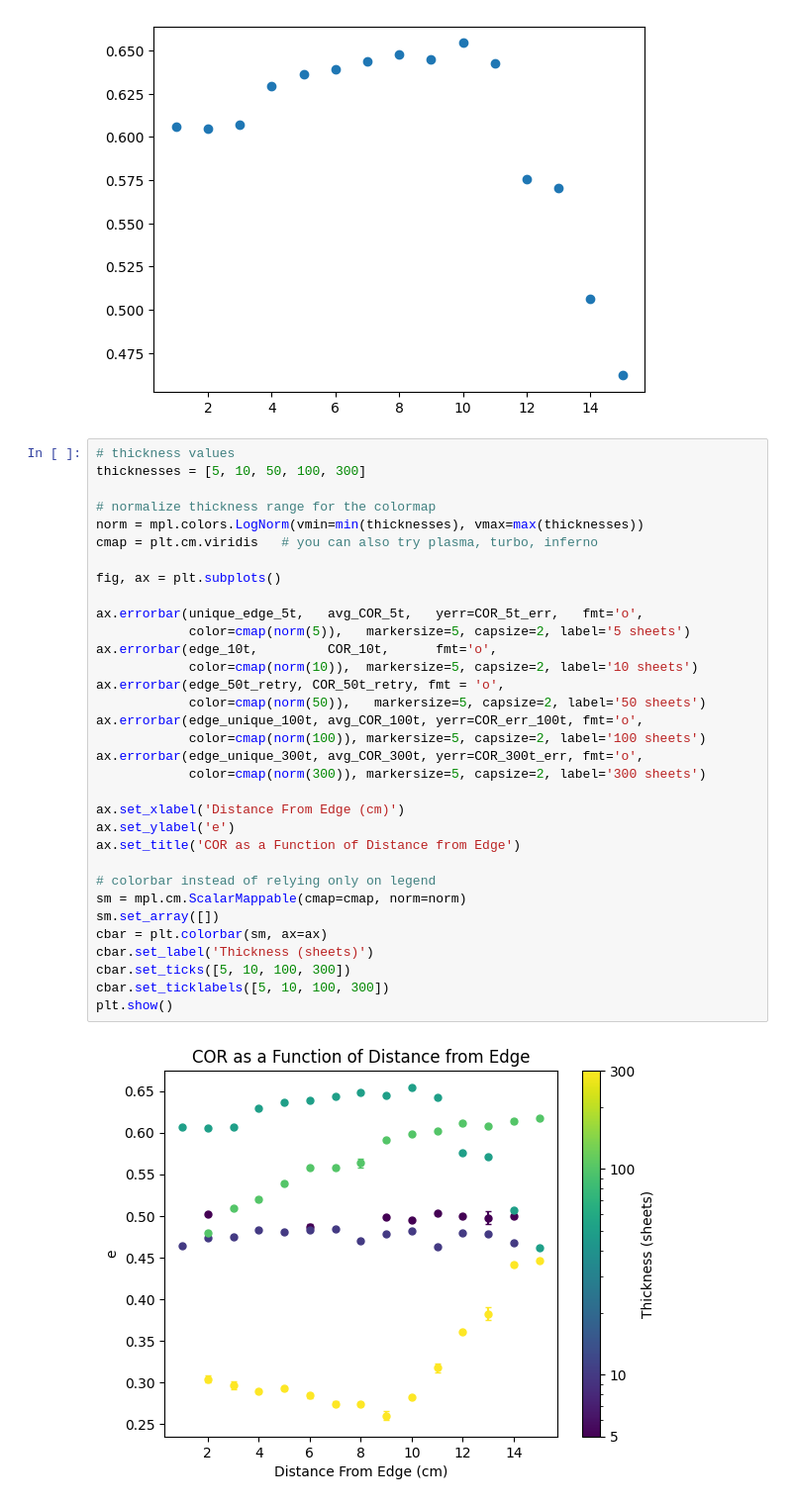
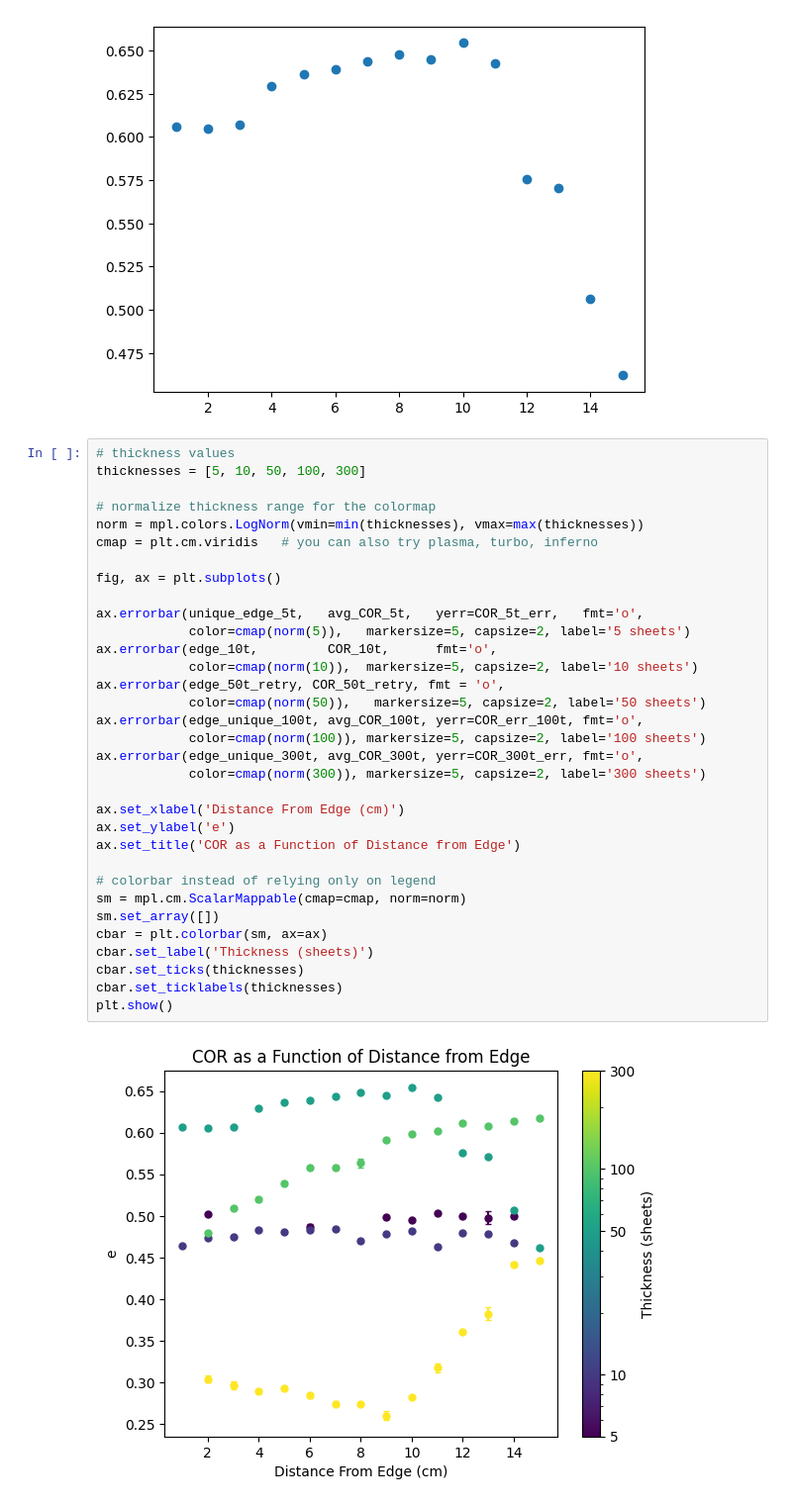
Before and after one commit to joshuadijksman/paperstack, a Jupyter notebook: Manou_version/code/Manou_Experiments.ipynb, the cells around one changed output. Shown at 99% size. Cells and saved outputs as stored; diff of their text form.

```diff
--- a/Manou_version/code/Manou_Experiments.ipynb
+++ b/Manou_version/code/Manou_Experiments.ipynb
@@ -285,33 +285,33 @@ Selfmadefuntions imported/reloaded
 thicknesses = [5, 10, 50, 100, 300]
 
 # normalize thickness range for the colormap
 norm = mpl.colors.LogNorm(vmin=min(thicknesses), vmax=max(thicknesses))
 cmap = plt.cm.viridis   # you can also try plasma, turbo, inferno
 
 fig, ax = plt.subplots()
 
 ax.errorbar(unique_edge_5t,   avg_COR_5t,   yerr=COR_5t_err,   fmt='o',
             color=cmap(norm(5)),   markersize=5, capsize=2, label='5 sheets')
 ax.errorbar(edge_10t,         COR_10t,      fmt='o',
             color=cmap(norm(10)),  markersize=5, capsize=2, label='10 sheets')
 ax.errorbar(edge_50t_retry, COR_50t_retry, fmt = 'o',
             color=cmap(norm(50)),   markersize=5, capsize=2, label='50 sheets')
 ax.errorbar(edge_unique_100t, avg_COR_100t, yerr=COR_err_100t, fmt='o',
             color=cmap(norm(100)), markersize=5, capsize=2, label='100 sheets')
 ax.errorbar(edge_unique_300t, avg_COR_300t, yerr=COR_300t_err, fmt='o',
             color=cmap(norm(300)), markersize=5, capsize=2, label='300 sheets')
 
 ax.set_xlabel('Distance From Edge (cm)')
 ax.set_ylabel('e')
 ax.set_title('COR as a Function of Distance from Edge')
 
 # colorbar instead of relying only on legend
 sm = mpl.cm.ScalarMappable(cmap=cmap, norm=norm)
 sm.set_array([])
 cbar = plt.colorbar(sm, ax=ax)
 cbar.set_label('Thickness (sheets)')
-cbar.set_ticks([5, 10, 100, 300])
-cbar.set_ticklabels([5, 10, 100, 300])
+cbar.set_ticks(thicknesses)
+cbar.set_ticklabels(thicknesses)
 plt.show()
 # %% [output]
-[figure, old version]
+[figure, new version]
```
